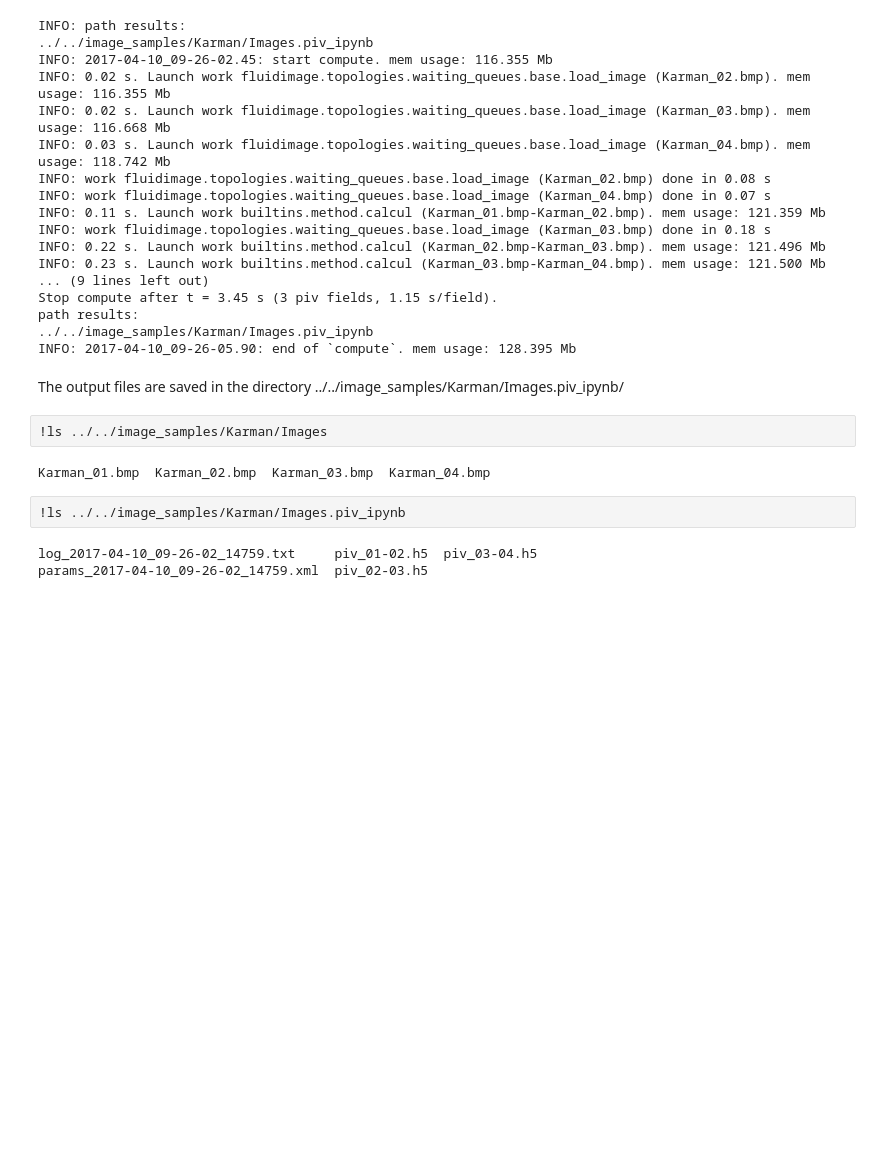
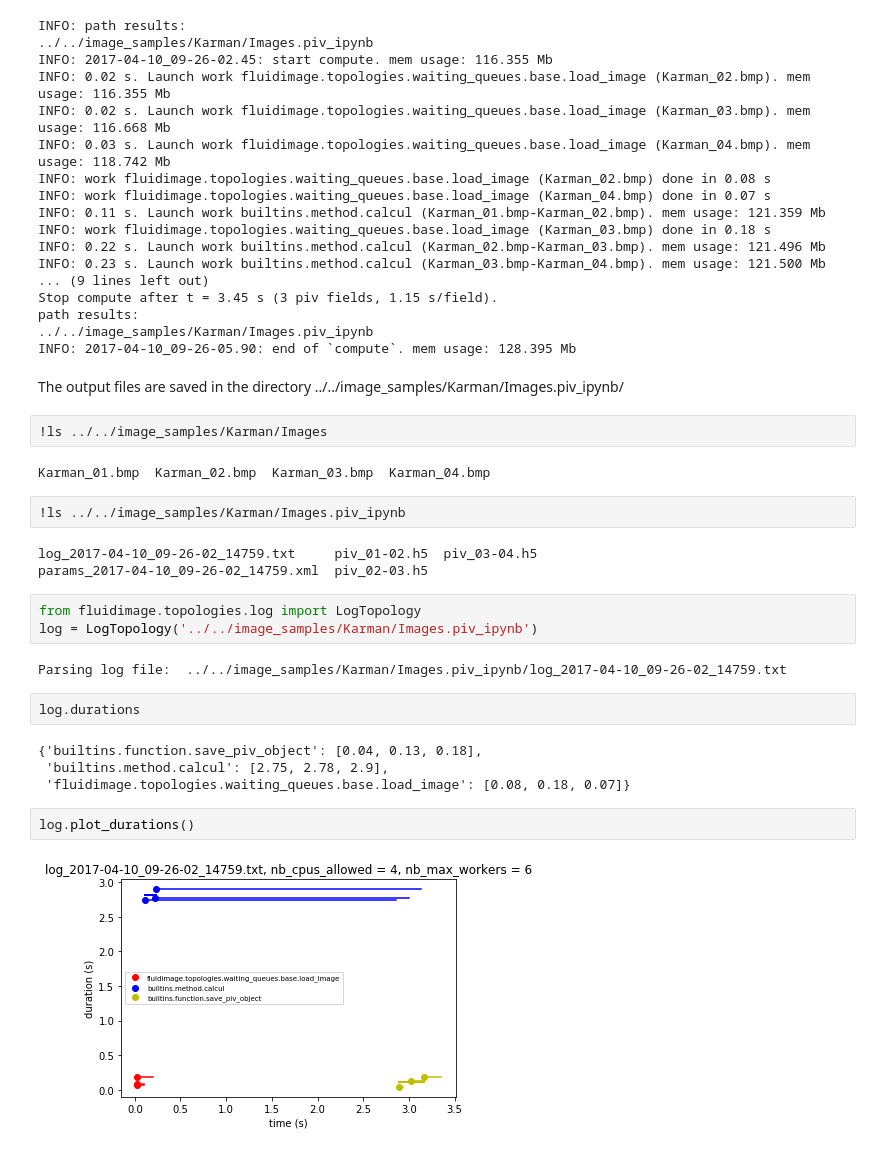
Before and after one commit to fluiddyn/fluidimage, a Jupyter notebook: doc/ipynb/tuto_piv.ipynb, the cells around one changed output. Cells and saved outputs as stored; diff of their text form; blank space fills up the shorter version.

```diff
--- a/doc/ipynb/tuto_piv.ipynb
+++ b/doc/ipynb/tuto_piv.ipynb
@@ -108,3 +108,18 @@ Karman_01.bmp  Karman_02.bmp  Karman_03.bmp  Karman_04.bmp
 # %% [output]
 log_2017-04-10_09-26-02_14759.txt     piv_01-02.h5  piv_03-04.h5
 params_2017-04-10_09-26-02_14759.xml  piv_02-03.h5
+# %%
+from fluidimage.topologies.log import LogTopology
+log = LogTopology('../../image_samples/Karman/Images.piv_ipynb')
+# %% [output]
+Parsing log file:  ../../image_samples/Karman/Images.piv_ipynb/log_2017-04-10_09-26-02_14759.txt
+# %%
+log.durations
+# %% [output]
+{'builtins.function.save_piv_object': [0.04, 0.13, 0.18],
+ 'builtins.method.calcul': [2.75, 2.78, 2.9],
+ 'fluidimage.topologies.waiting_queues.base.load_image': [0.08, 0.18, 0.07]}
+# %%
+log.plot_durations()
+# %% [output]
+[figure, added]
```
Also changed, not shown: parts of 2 cells of this notebook, 30 other files.
